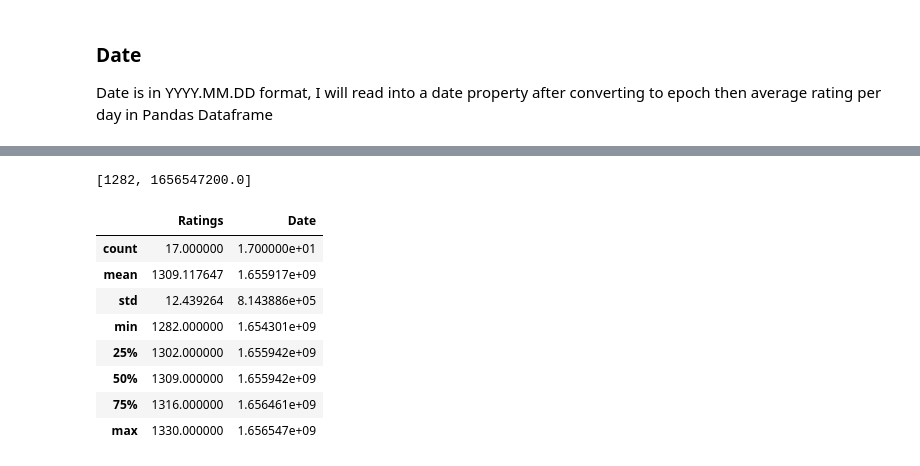
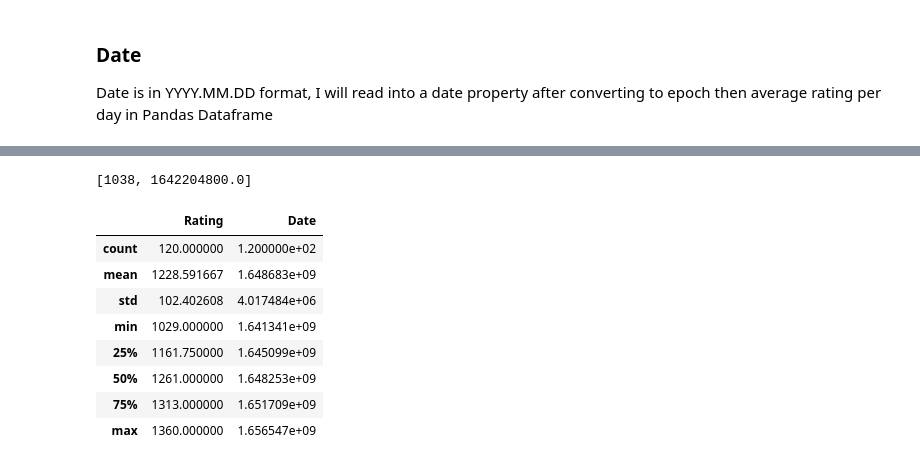
Before and after one commit to harrywiner/chess-growth, a Jupyter notebook: exploration.ipynb, the cells around one changed output, grey strips where cells are left out. Drawn from its saved outputs; the diff is of its cells as text; code cells hidden in the pictures.

```diff
--- a/exploration.ipynb
+++ b/exploration.ipynb
@@ -32,0 +31,7 @@ games_res = requests.get("https://api.chess.com/pub/player/uneatenbean/games/202
+# %%
+games_res = requests.get("https://api.chess.com/pub/player/uneatenbean/games/2022/06/pgn").text
+
+parsed_games = []
+for i in range(8):
+    games_res = requests.get(f"https://api.chess.com/pub/player/uneatenbean/games/2022/0{i}/pgn").text
+    [parsed_games.append(pgn.read_game(io.StringIO(g))) for g in games_res.split("\n\n\n")]
@@ -45,4 +54,4 @@ Headers(Event='Live Chess', Site='Chess.com', Date='2022.06.30', Round='-', Whit
 # %%
 games_list = games_res.split("\n\n\n")
 len(games_list)
-parsed_games = [pgn.read_game(io.StringIO(g)) for g in games_list]
+#parsed_games = [pgn.read_game(io.StringIO(g)) for g in games_list]
@@ -63,6 +74,12 @@ assert not isRapid("100")
 
 def isLive(event: str) -> bool:
     return event == "Live Chess"
+# %%
+def clean_games(games):
+    return list(filter(lambda g: "TimeControl" in g.headers.keys(), games))
+# %%
+list(filter(lambda g: "TimeControl" not in g.headers.keys(), parsed_games))
+parsed_games = clean_games(parsed_games)
 # %%
 rapid_games = list(filter(lambda g: isRapid(g.headers["TimeControl"]) and isLive(g.headers["Event"]), parsed_games))
 # %%
@@ -154,20 +175,20 @@ assert parse_date('2022.06.30') == 1656547200.0
 rating_times = [[int(g.headers["WhiteElo"] if g.headers["White"] == USERNAME else g.headers["BlackElo"]), parse_date(g.headers["UTCDate"])] for g in rapid_games]
 rating_times[0]
 # %% [output]
-[1282, 1656547200.0]
+[1038, 1642204800.0]
 # %%
-df = pd.DataFrame(rating_times, columns=["Ratings", "Date"])
+df = pd.DataFrame(rating_times, columns=["Rating", "Date"])
 df.describe()
 # %% [output]
-|  | Ratings | Date |
-| count | 17.000000 | 1.700000e+01 |
-| mean | 1309.117647 | 1.655917e+09 |
-| std | 12.439264 | 8.143886e+05 |
-| min | 1282.000000 | 1.654301e+09 |
-| 25% | 1302.000000 | 1.655942e+09 |
-| 50% | 1309.000000 | 1.655942e+09 |
-| 75% | 1316.000000 | 1.656461e+09 |
-| max | 1330.000000 | 1.656547e+09 |
+|  | Rating | Date |
+| count | 120.000000 | 1.200000e+02 |
+| mean | 1228.591667 | 1.648683e+09 |
+| std | 102.402608 | 4.017484e+06 |
+| min | 1029.000000 | 1.641341e+09 |
+| 25% | 1161.750000 | 1.645099e+09 |
+| 50% | 1261.000000 | 1.648253e+09 |
+| 75% | 1313.000000 | 1.651709e+09 |
+| max | 1360.000000 | 1.656547e+09 |
 # %%
 df.groupby(['Date']).mean()
 # %% [output]
```
Also changed, not shown: parts of 16 cells of this notebook, 7 other files.
